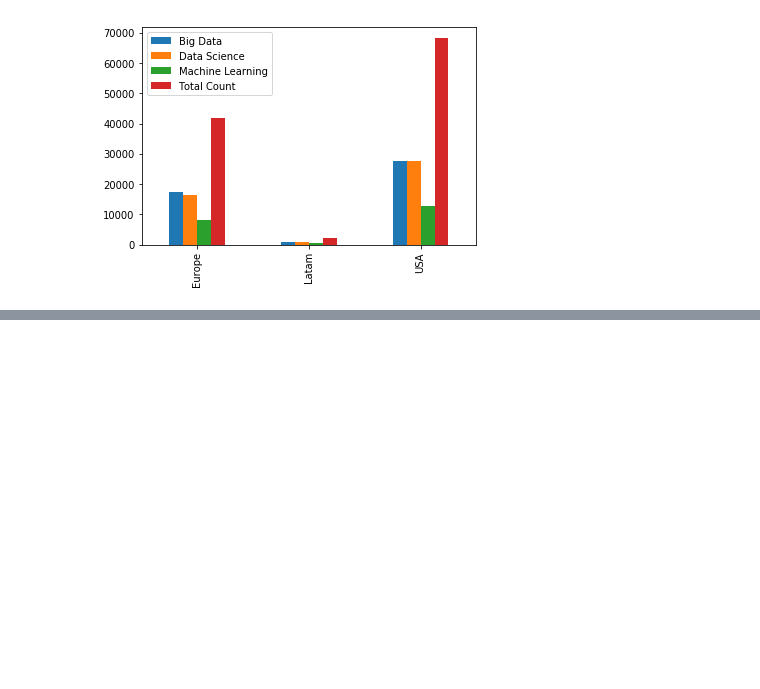
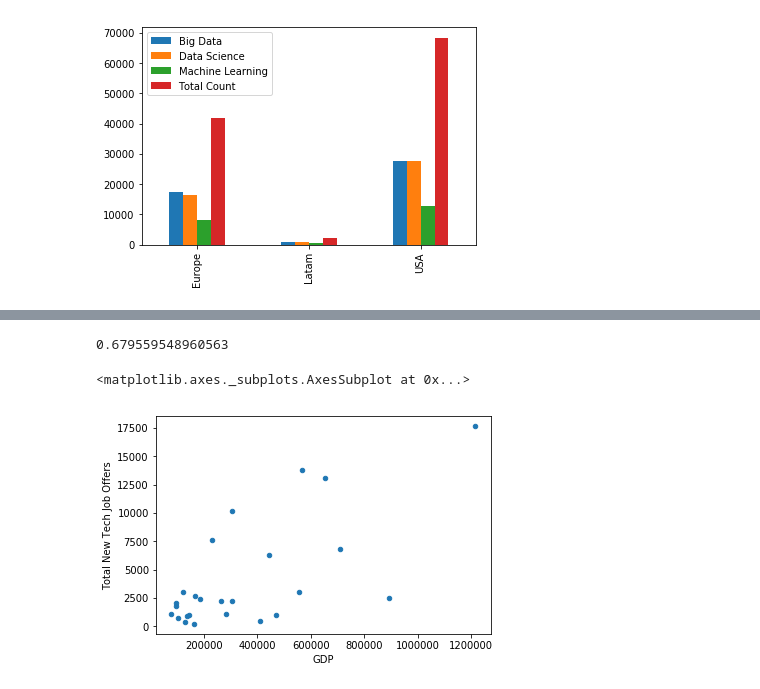
Before and after one commit to alexisriva/ProyectoAED, a Jupyter notebook: project.ipynb, the cells around one changed output, grey strips where cells are left out. Drawn from its saved outputs; the diff is of its cells as text; code cells hidden in the pictures; blank space fills up the shorter version.

```diff
--- a/project.ipynb
+++ b/project.ipynb
@@ -175,3 +175,9 @@ compdf.plot.bar()
 # %% [output]
 <matplotlib.axes._subplots.AxesSubplot at 0x...>
 [figure]
+# %%
+gdp_df = pd.read_csv('data/cities_gdp.csv')
+# %%
+gdp_df = gdp_df.drop(columns=['METRO_ID','Variables','TIME','Unit Code','Unit','PowerCode Code','PowerCode','Reference Period Code','Reference Period','Flag Codes','Flags'])
+gdp_df = gdp_df.sort_values(by='Metropolitan areas')
+gdp_df.columns = ['City','GDP']
@@ -177,0 +193,4 @@ compdf.plot.bar()
+# %%
+gdp_df = gdp_df.loc[(gdp_df['VAR'] == 'GDP') & (gdp_df['Year'] == 2012)]
+gdp_df = gdp_df.reset_index(drop=True)
+gdp_df = gdp_df.drop(columns=['VAR','Year'])
@@ -177,0 +199,3 @@ compdf.plot.bar()
+# %%
+merge = pd.merge(maindf, gdp_df, how='outer', on='City')
+merge = merge[merge['Big Data Job Offers'] != 'NaN']
@@ -177,0 +222,9 @@ compdf.plot.bar()
+# %%
+merge['Total New Tech Job Offers'].corr(merge['GDP'])
+# %% [output]
+0.679559548960563
+# %%
+merge.plot.scatter(x='GDP',y='Total New Tech Job Offers')
+# %% [output]
+<matplotlib.axes._subplots.AxesSubplot at 0x...>
+[figure, added]
```
Also changed, not shown: parts of 5 cells of this notebook, 2 other files.
